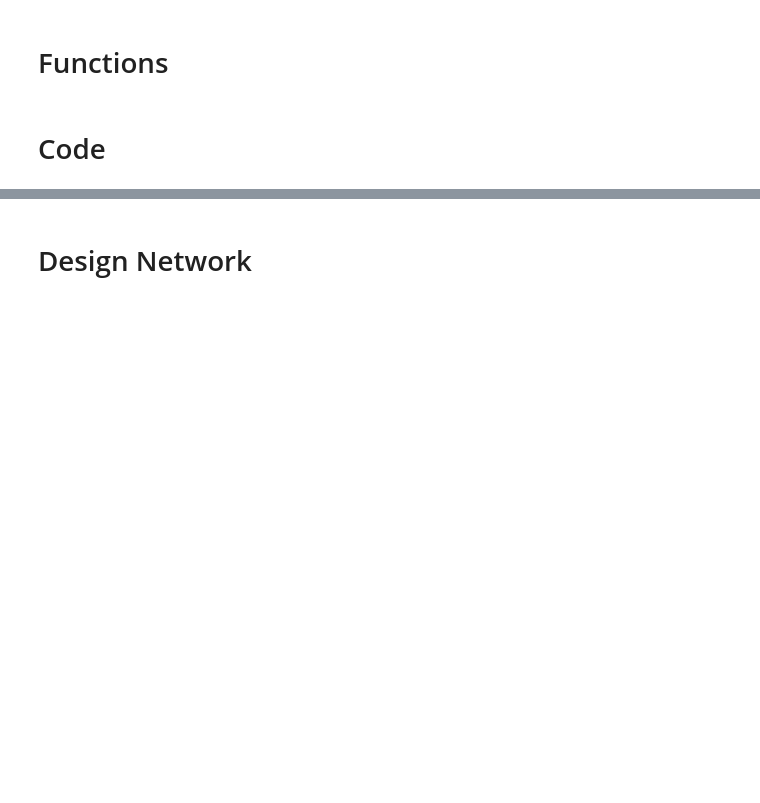
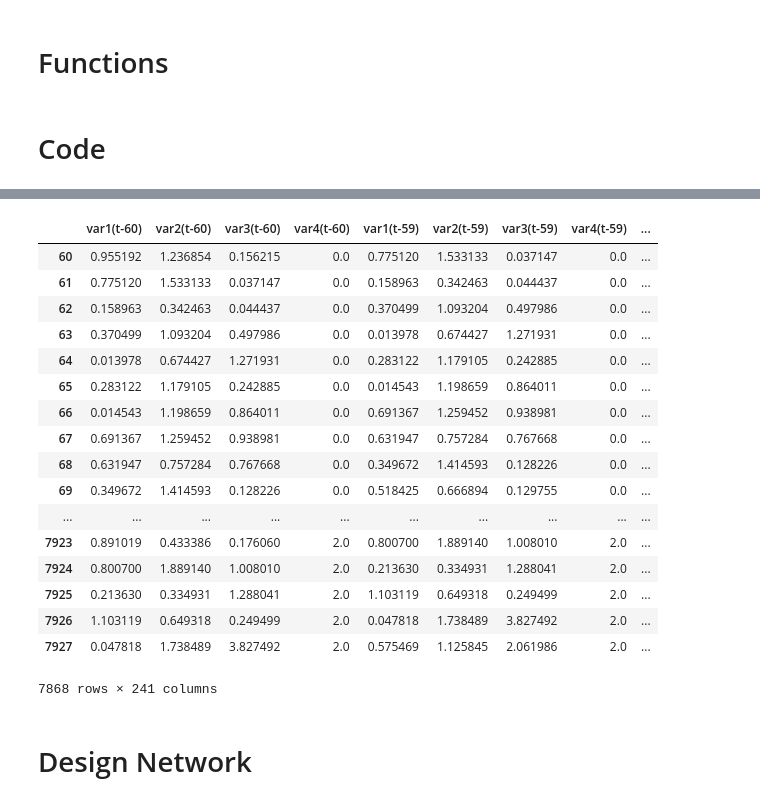
Before and after one commit to adornodev/TCC-Lunar, a Jupyter notebook: Python/MachineLearningAlgorithm.ipynb, the cells around one changed output, grey strips where cells are left out. Drawn from its saved outputs; the diff is of its cells as text; code cells hidden in the pictures; blank space fills up the shorter version.

```diff
--- a/Python/MachineLearningAlgorithm.ipynb
+++ b/Python/MachineLearningAlgorithm.ipynb
@@ -439,3 +554,24 @@ Test's  data shape: (2695, 60, 4),(2695, 1)
+# %%
+reframed
+# %% [output]
+|  | var1(t-60) | var2(t-60) | var3(t-60) | var4(t-60) | var1(t-59) | var2(t-59) | var3(t-59) | var4(t-59) | ... |
+| 60 | 0.955192 | 1.236854 | 0.156215 | 0.0 | 0.775120 | 1.533133 | 0.037147 | 0.0 | ... |
+| 61 | 0.775120 | 1.533133 | 0.037147 | 0.0 | 0.158963 | 0.342463 | 0.044437 | 0.0 | ... |
+| 62 | 0.158963 | 0.342463 | 0.044437 | 0.0 | 0.370499 | 1.093204 | 0.497986 | 0.0 | ... |
+| 63 | 0.370499 | 1.093204 | 0.497986 | 0.0 | 0.013978 | 0.674427 | 1.271931 | 0.0 | ... |
+| 64 | 0.013978 | 0.674427 | 1.271931 | 0.0 | 0.283122 | 1.179105 | 0.242885 | 0.0 | ... |
+| 65 | 0.283122 | 1.179105 | 0.242885 | 0.0 | 0.014543 | 1.198659 | 0.864011 | 0.0 | ... |
+| 66 | 0.014543 | 1.198659 | 0.864011 | 0.0 | 0.691367 | 1.259452 | 0.938981 | 0.0 | ... |
+| 67 | 0.691367 | 1.259452 | 0.938981 | 0.0 | 0.631947 | 0.757284 | 0.767668 | 0.0 | ... |
+| 68 | 0.631947 | 0.757284 | 0.767668 | 0.0 | 0.349672 | 1.414593 | 0.128226 | 0.0 | ... |
+| 69 | 0.349672 | 1.414593 | 0.128226 | 0.0 | 0.518425 | 0.666894 | 0.129755 | 0.0 | ... |
+| ... | ... | ... | ... | ... | ... | ... | ... | ... | ... |
+| 7923 | 0.891019 | 0.433386 | 0.176060 | 2.0 | 0.800700 | 1.889140 | 1.008010 | 2.0 | ... |
+| 7924 | 0.800700 | 1.889140 | 1.008010 | 2.0 | 0.213630 | 0.334931 | 1.288041 | 2.0 | ... |
+| 7925 | 0.213630 | 0.334931 | 1.288041 | 2.0 | 1.103119 | 0.649318 | 0.249499 | 2.0 | ... |
+| 7926 | 1.103119 | 0.649318 | 0.249499 | 2.0 | 0.047818 | 1.738489 | 3.827492 | 2.0 | ... |
+| 7927 | 0.047818 | 1.738489 | 3.827492 | 2.0 | 0.575469 | 1.125845 | 2.061986 | 2.0 | ... |
+7868 rows × 241 columns
 # %% [markdown]
 # Design Network
 # %%
```
Also changed, not shown: parts of 13 cells of this notebook, 1 other file.
